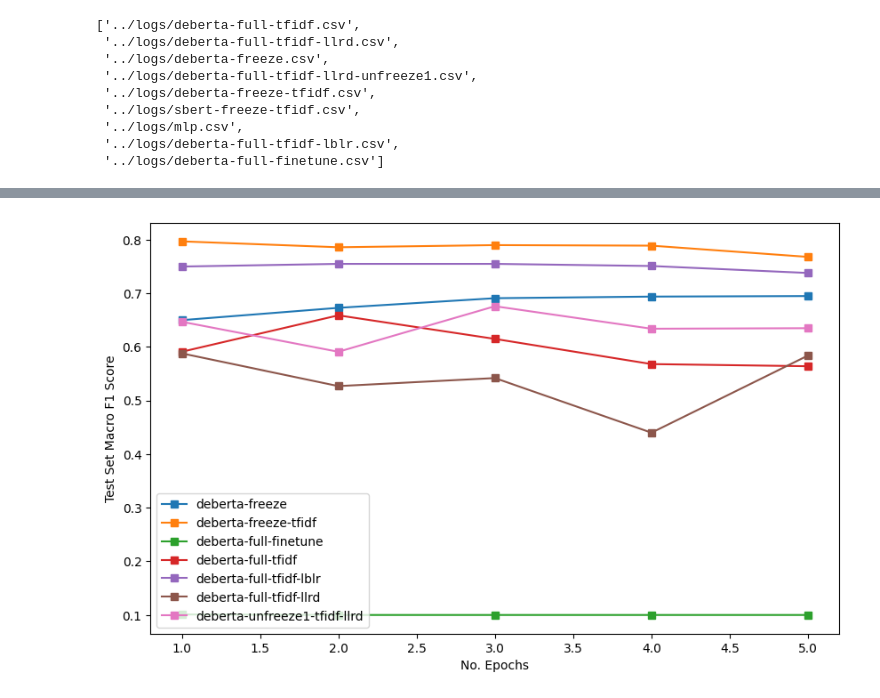
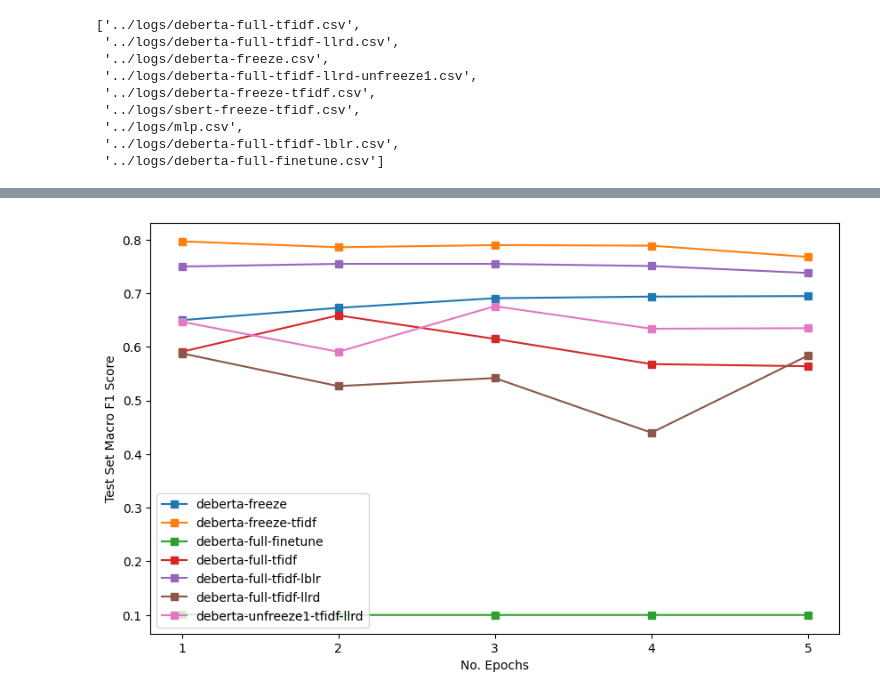
Before and after one commit to supperted825/LUN-TextClassification, a Jupyter notebook: notebooks/analysis.ipynb, the cells around one changed output, grey strips where cells are left out. Saved outputs shown, nothing was run; the diff lists cells and outputs as text; code cells hidden in the pictures.

```diff
--- a/notebooks/analysis.ipynb
+++ b/notebooks/analysis.ipynb
@@ -36,29 +48,41 @@ result_df.sort_values('name').reset_index(drop=True) #.to_csv('consolidated_resu
+# %%
+result_df = pd.DataFrame([])
+sel_cols = ['name', 'micro_f1', 'precision_macro', 'recall_macro', 'f1_macro', 'accuracy', 'support_macro']
+
+for csv in csvlist:
+    df = pd.read_csv(csv).drop(columns='Unnamed: 0')
+    df['name'] = csv.split('/')[-1][:-4]
+    df = df.loc[[df['f1_macro'].idxmax()]]
+    result_df = pd.concat([result_df, df])
+
+result_df.sort_values('name').reset_index(drop=True).to_csv('consolidated_results.csv', index=False)
 # %%
 deberta_exps = [
     'deberta-freeze',
     'deberta-freeze-tfidf',
     'deberta-full-finetune',
     'deberta-full-tfidf',
     'deberta-full-tfidf-lblr',
     'deberta-full-tfidf-llrd',
     'deberta-full-tfidf-llrd-unfreeze1'
 ]
 
 plt.figure(figsize=(10, 6))
 trans_df = pd.DataFrame([])
 
 for exp in deberta_exps:
     csv_path = f'../logs/{exp}.csv'
     df = pd.read_csv(csv_path)
     trans_df[exp] = df['f1_macro']
 
     if exp == 'deberta-full-tfidf-llrd-unfreeze1':
         exp = 'deberta-unfreeze1-tfidf-llrd'
     plt.plot(range(1, 6), df['f1_macro'], marker='s', label=exp)
 
+plt.gca().xaxis.set_major_locator(mticker.MultipleLocator(1))
 plt.legend(loc='lower left', ncol=1)
 plt.ylabel('Test Set Macro F1 Score')
 plt.xlabel('No. Epochs')
 plt.show()
 # %% [output]
-[figure, old version]
+[figure, new version]
```
Also changed, not shown: parts of 2 cells of this notebook, 1 other file.
